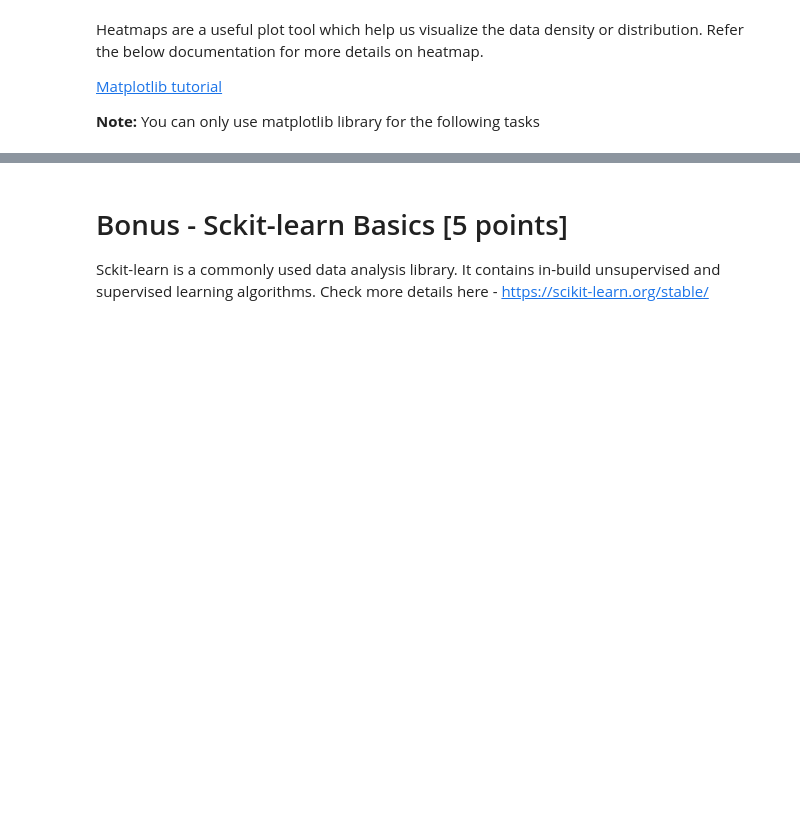
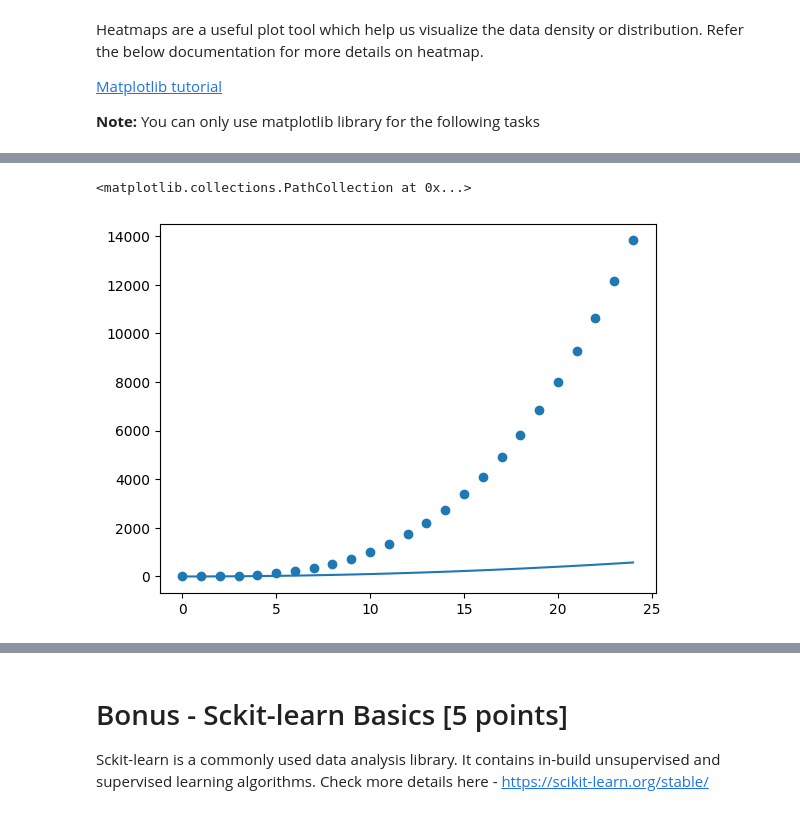
Before and after one commit to cpsoucy/CSE474_assignment_1, a Jupyter notebook: homework_1.ipynb, the cells around one changed output, grey strips where cells are left out. Saved outputs shown, nothing was run; the diff lists cells and outputs as text; code cells hidden in the pictures; blank space fills up the shorter version.

```diff
--- a/homework_1.ipynb
+++ b/homework_1.ipynb
@@ -349,9 +429,10 @@ Define two matrices A and B 2x4 with random integer values from 0 to 9. Perform
 '''
 
 # BEGIN_YOUR_CODE
-A =
-B =
-multiplicaiton =
+A = np.random.randint(10, size=(2, 4))
+B = np.random.randint(10, size=(2, 4))
+
+multiplicaiton = np.multiply(A, B)
 # END_YOUR_CODE
 
 print('\nMatrix A is \n{0} \nMatrix B is \n{1}, \nTheir element-wise multiplication is \n{2}'.format(A, B, multiplicaiton))
@@ -542,14 +758,23 @@ x = range(25)
 # %%
 '''On one graph plot the following (Draw two lines on one graph):
 1) Plot the function y = x^2 using lambda function y (use your code from above)
 2) A scatter plot for y = x^3 using either list comprehension or lambda function for evaluating y
 '''
 
 x = range(25)
 
 # BEGIN YOUR CODE
+func1_plot = lambda: [pow(i, 2) for i in x]
+func2_plot = lambda: [pow(i, 3) for i in x]
 
+y1 = func1_plot()
+y2 = func2_plot()
+plt.plot(x, y1)
+plt.scatter(x, y2)
 # END YOUR CODE
+# %% [output]
+<matplotlib.collections.PathCollection at 0x...>
+[figure, added]
 # %%
 '''Create subplots showing graphs of tan and cot side by side of each other
 the value of theta ranges from -70 to 70
```
Also changed, not shown: parts of 68 cells of this notebook, 1 other file.
